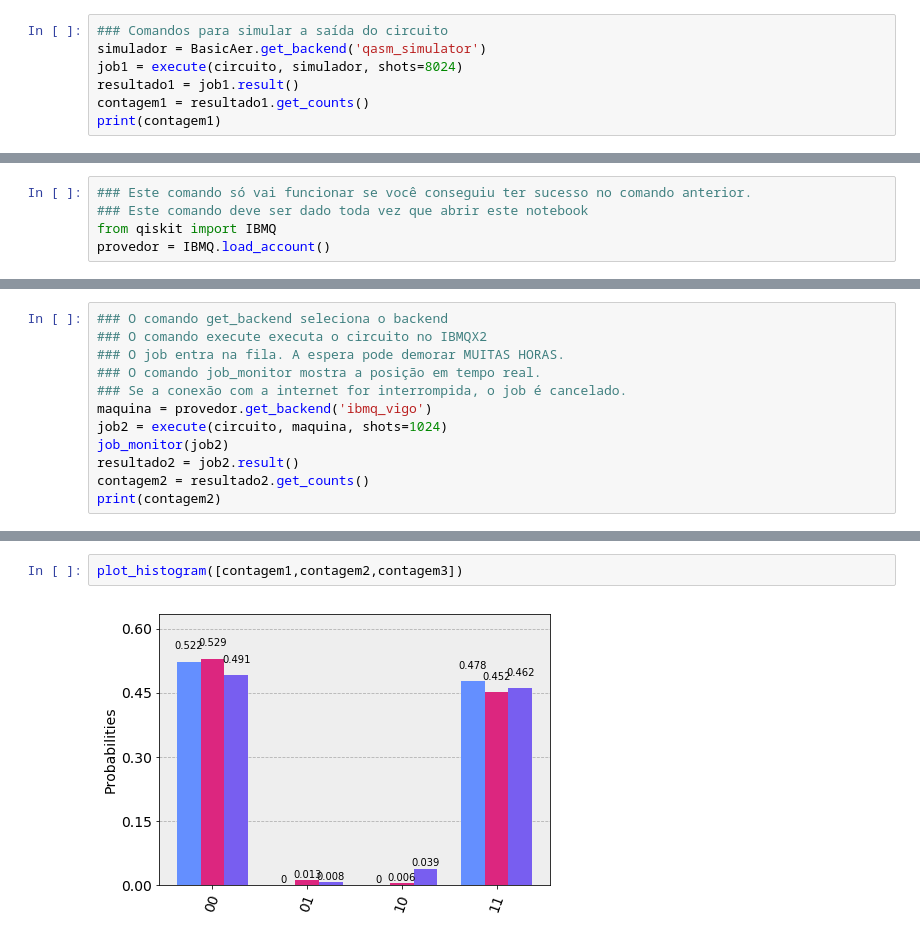
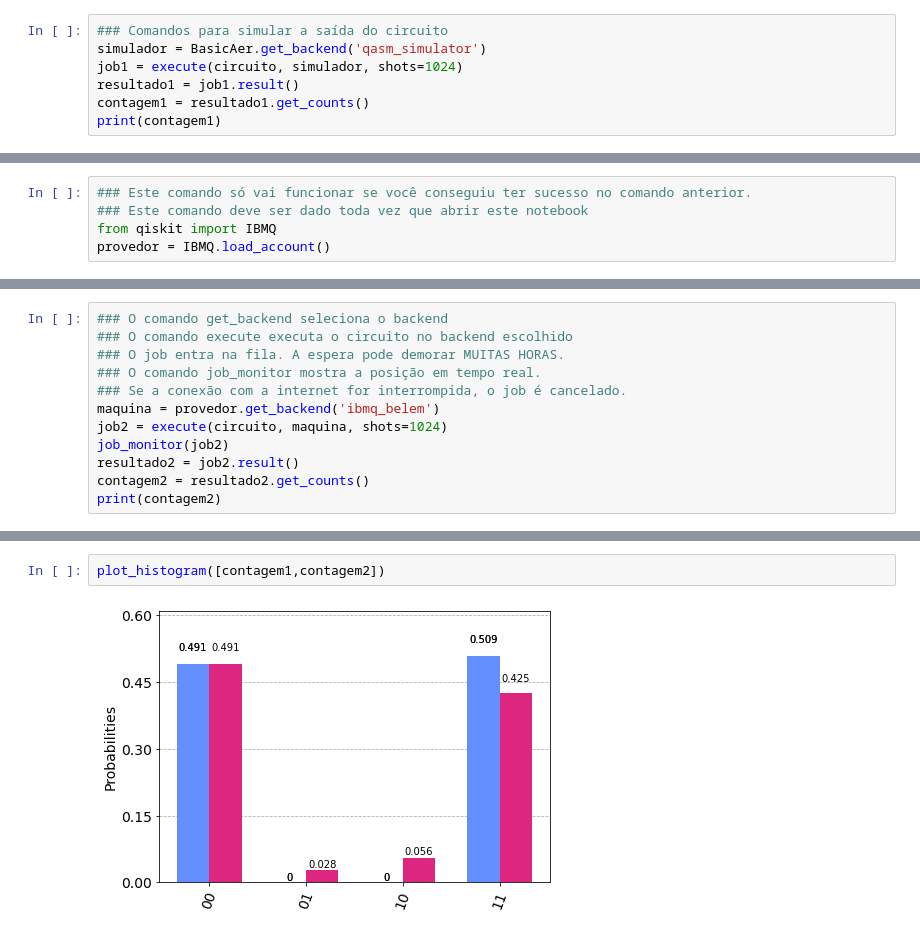
Before and after one commit to programaquantica/Exemplos, a Jupyter notebook: Exemplo1.ipynb, the cells around one changed output, grey strips where cells are left out. Saved outputs shown, nothing was run; the diff lists cells and outputs as text.

```diff
--- a/Exemplo1.ipynb
+++ b/Exemplo1.ipynb
@@ -37,7 +36,7 @@ circuito.draw(output='mpl')
 # %%
 ### Comandos para simular a saída do circuito
 simulador = BasicAer.get_backend('qasm_simulator')
-job1 = execute(circuito, simulador, shots=8024)
+job1 = execute(circuito, simulador, shots=1024)
 resultado1 = job1.result()
 contagem1 = resultado1.get_counts()
 print(contagem1)
@@ -74,10 +83,10 @@ provedor.backends()
 # %%
 ### O comando get_backend seleciona o backend
-### O comando execute executa o circuito no IBMQX2
+### O comando execute executa o circuito no backend escolhido
 ### O job entra na fila. A espera pode demorar MUITAS HORAS.
 ### O comando job_monitor mostra a posição em tempo real.
 ### Se a conexão com a internet for interrompida, o job é cancelado.
-maquina = provedor.get_backend('ibmq_vigo')
+maquina = provedor.get_backend('ibmq_belem')
 job2 = execute(circuito, maquina, shots=1024)
 job_monitor(job2)
 resultado2 = job2.result()
@@ -107,4 +102,4 @@ Job Status: job has successfully run
 # %%
-plot_histogram([contagem1,contagem2,contagem3])
+plot_histogram([contagem1,contagem2])
 # %% [output]
-[figure, old version]
+[figure, new version]
```
Also changed, not shown: parts of 9 cells of this notebook.
